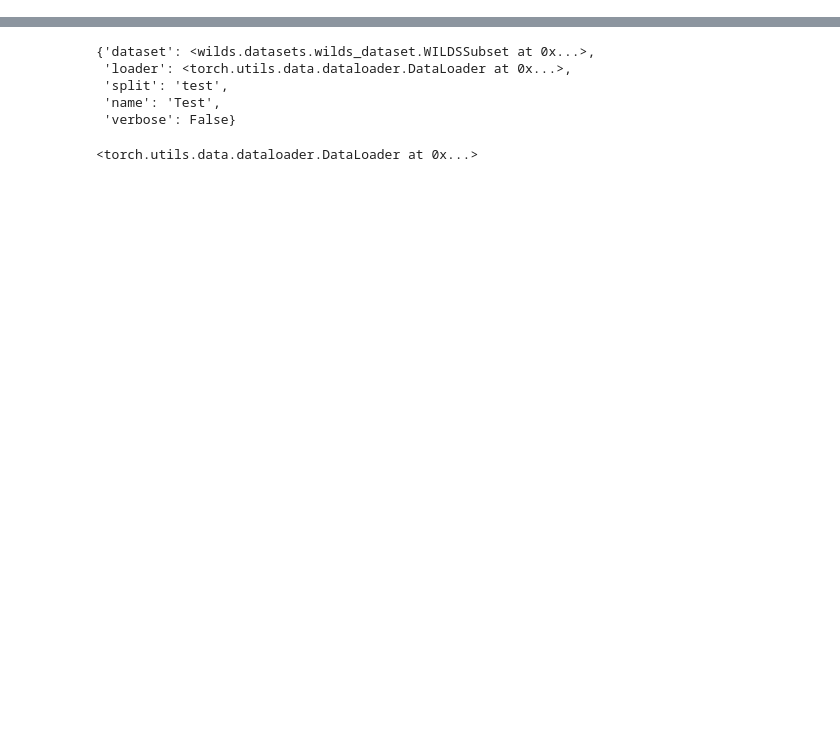
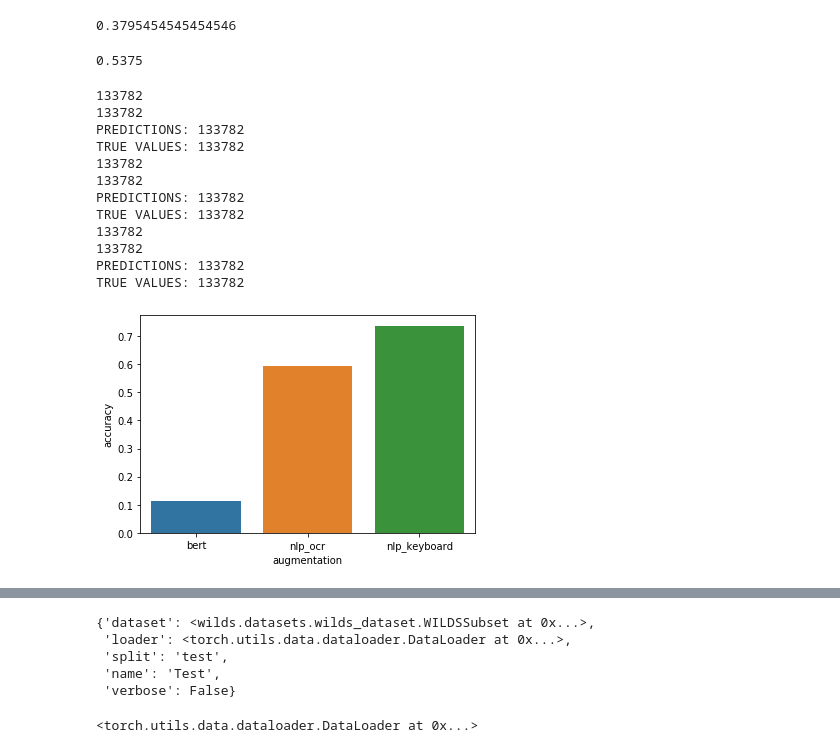
Before and after one commit to divyashan/tta_research, a Jupyter notebook: wilds_amazon_validation.ipynb, the cells around one changed output, grey strips where cells are left out. Cells and saved outputs as stored; diff of their text form; code cells hidden in the pictures; blank space fills up the shorter version.

Commit message:
accuracy calculations for augmentations + bert model

```diff
--- a/wilds_amazon_validation.ipynb
+++ b/wilds_amazon_validation.ipynb
@@ -91,0 +374,28 @@ train_grouper = CombinatorialGrouper(dataset=full_dataset, groupby_fields=config
+# %%
+import matplotlib.pyplot as plt
+%matplotlib inline
+
+calculate_accuracy('./ERM_predictions/nlp_ocr.npy')
+# %% [output]
+0.3795454545454546
+# %%
+calculate_accuracy('./ERM_predictions/bert.npy')
+# %% [output]
+0.5375
+# %%
+create_accuracy_graph(supported_augment_labels)
+#create_accuracy_graph(['bert'])
+# %% [output]
+133782
+133782
+PREDICTIONS: 133782
+TRUE VALUES: 133782
+133782
+133782
+PREDICTIONS: 133782
+TRUE VALUES: 133782
+133782
+133782
+PREDICTIONS: 133782
+TRUE VALUES: 133782
+[figure, added]
```
Also changed, not shown: parts of 29 cells of this notebook, 10 other files.
